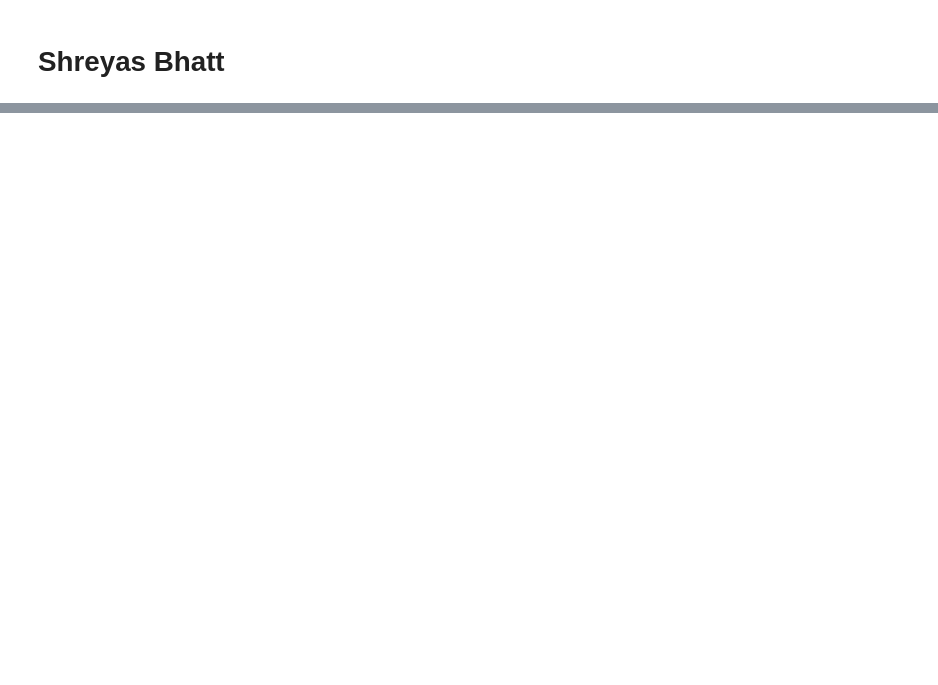
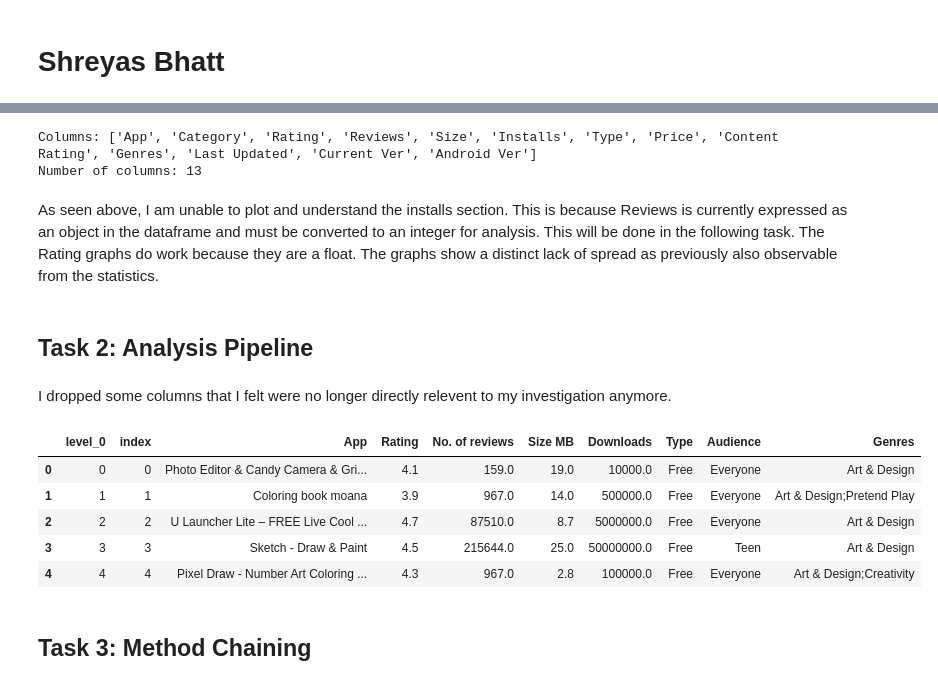
Before and after one commit to ubco-W2022T1-cosc301/project-group36, a Jupyter notebook: notebooks/analysis3.ipynb, the cells around one changed output, grey strips where cells are left out. Cells and saved outputs as stored; diff of their text form; code cells hidden in the pictures; blank space fills up the shorter version.

```diff
--- a/notebooks/analysis3.ipynb
+++ b/notebooks/analysis3.ipynb
@@ -21,0 +115,65 @@ df.head()
+# %%
+## Task 1: Exploratory Data Analysis
+
+dfcolumns = list(df.columns)
+print(f"Columns: {dfcolumns}")
+print(f"Number of columns: {len(dfcolumns)}")
+# %% [output]
+Columns: ['App', 'Category', 'Rating', 'Reviews', 'Size', 'Installs', 'Type', 'Price', 'Content Rating', 'Genres', 'Last Updated', 'Current Ver', 'Android Ver']
+Number of columns: 13
+# %% [markdown]
+As seen above, I am unable to plot and understand the installs section.
+This is because Reviews is currently expressed as an object in the dataframe and must be converted to an integer for analysis. This will be done in the following task.
+The Rating graphs do work because they are a float.
+The graphs show a distinct lack of spread as previously also observable from the statistics.
+# %% [markdown]
+## Task 2: Analysis Pipeline
+# %%
+import pandas as pd
+import numpy as np
+import seaborn as sb
+import matplotlib.pyplot as plt
+
+df = pd.read_csv('../data/raw/google_play_store.csv')
+# %%
+df = df.drop(["Price", "Category","Current Ver","Android Ver", "Last Updated"],axis=1)
+df = df.dropna()
+df = df.reset_index()
+# %% [markdown]
+I dropped some columns that I felt were no longer directly relevent to my investigation anymore.
+# %%
+#Expressing size in terms of megabytes. If size entry is not a number, it is disregarded. Also renamed and converted.
+df['Size'] = df['Size'].apply(lambda x: float(str(x).replace('k', '')) / 1000 if 'k' in str(x) else x)
+df['Size'] = df['Size'].apply(lambda x: str(x).replace('Varies with device', 'NaN') if 'Varies with device' in str(x) else x)
+df['Size'] = df['Size'].apply(lambda x: str(x).replace('M', '') if 'M' in str(x) else x)
+df['Size'] = df['Size'].astype(float)
+df = df.rename(columns = {'Size':'Size MB'})
+
+#Converting reviews to numeric and renaming to avoid ambiguity
+df['Reviews'] = df['Reviews'].astype(float)
+df = df.rename(columns = {'Reviews':'No. of reviews'})
+
+#Similar process for installs, need to disregard alternative non numerical entries. Also renamed to Downloads for avoiding ambiguity
+df['Installs'] = df['Installs'].apply(lambda x: str(x).replace(',', '') if ',' in str(x) else x)
+df['Installs'] = df['Installs'].apply(lambda x: str(x).replace('+', '') if '+' in str(x) else x)
+df['Installs'] = df['Installs'].astype(float)
+df = df.rename(columns = {'Installs':'Downloads'})
+
+# Removing all ratings that are below 1*(lowest possible) or above 5*(highest possible)
+indexName = df[ (df['Rating'] < 1) & (df['Rating'] > 5) ].index
+df.drop(indexName , inplace=True)
+
+#Renaming Content Rating--> Audience
+df = df.rename(columns = {'Content Rating':'Audience'})
+
+#Resetting Index
+df = df.reset_index()
+
+df.head()
+# %% [output]
+|  | level_0 | index | App | Rating | No. of reviews | Size MB | Downloads | Type | Audience | Genres |
+| 0 | 0 | 0 | Photo Editor & Candy Camera & Gri... | 4.1 | 159.0 | 19.0 | 10000.0 | Free | Everyone | Art & Design |
+| 1 | 1 | 1 | Coloring book moana | 3.9 | 967.0 | 14.0 | 500000.0 | Free | Everyone | Art & Design;Pretend Play |
+| 2 | 2 | 2 | U Launcher Lite – FREE Live Cool ... | 4.7 | 87510.0 | 8.7 | 5000000.0 | Free | Everyone | Art & Design |
+| 3 | 3 | 3 | Sketch - Draw & Paint | 4.5 | 215644.0 | 25.0 | 50000000.0 | Free | Teen | Art & Design |
+| 4 | 4 | 4 | Pixel Draw - Number Art Coloring ... | 4.3 | 967.0 | 2.8 | 100000.0 | Free | Everyone | Art & Design;Creativity |
@@ -21,0 +182,2 @@ df.head()
+# %% [markdown]
+## Task 3: Method Chaining
```
Also changed, not shown: parts of 18 cells of this notebook.
